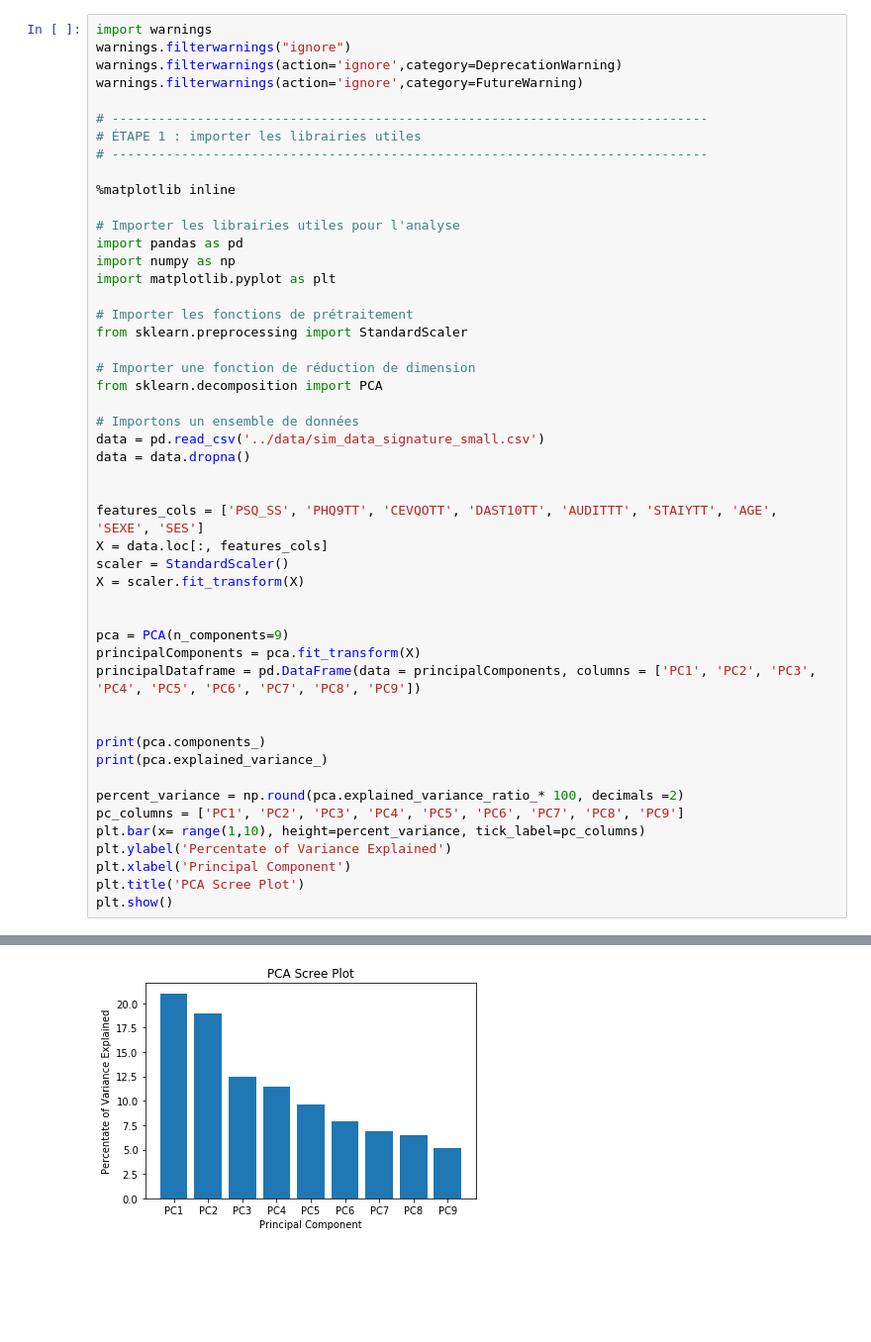
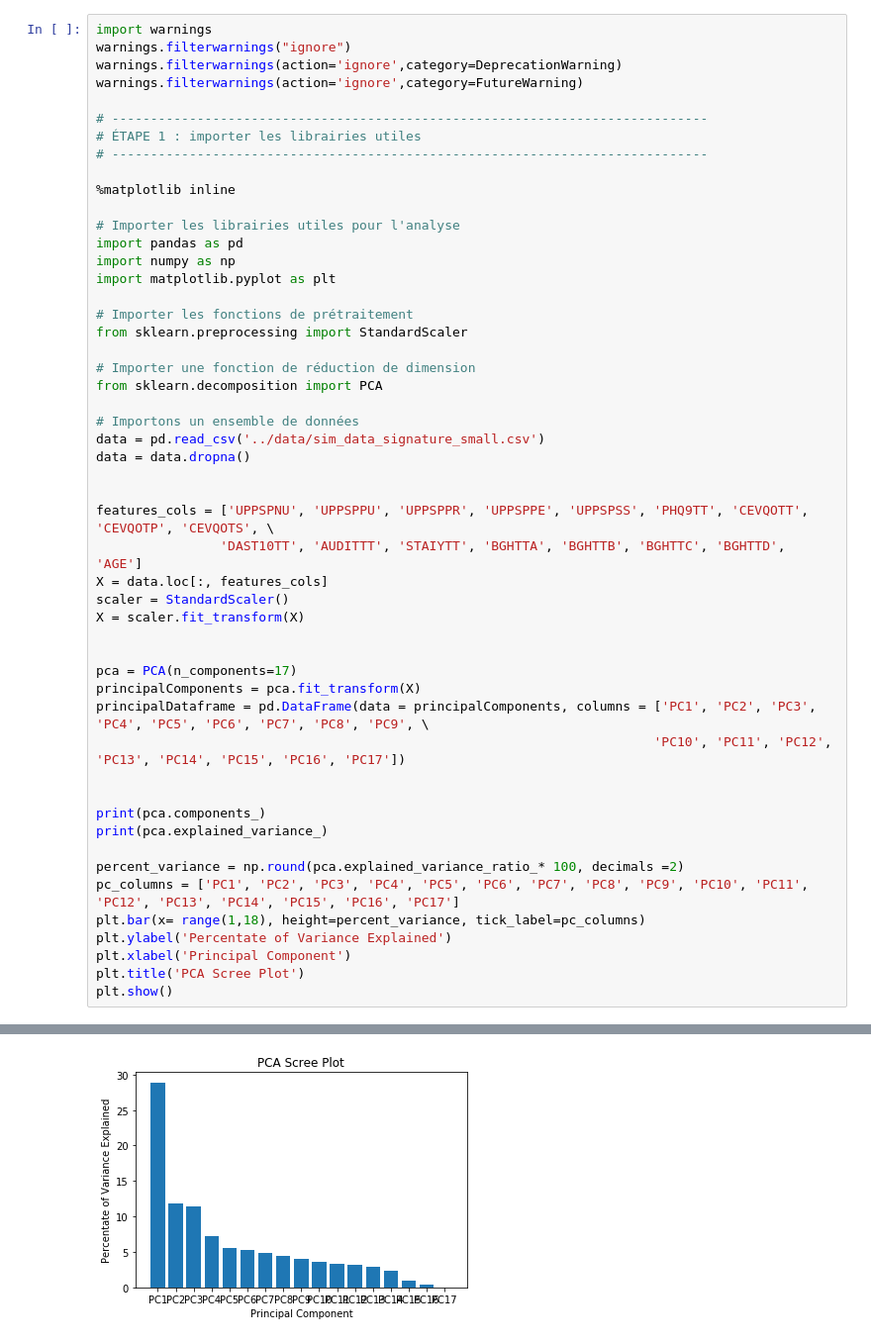
Before and after one commit to pnplab/ML_CRIUSMM, a Jupyter notebook: cours_4/cours_4.ipynb, the cells around one changed output, grey strips where cells are left out. Shown: that part at 99% size. Drawn from its saved outputs; the diff is of its cells as text; blank space fills up the shorter version.

```diff
--- a/cours_4/cours_4.ipynb
+++ b/cours_4/cours_4.ipynb
@@ -42,23 +42,25 @@ data = pd.read_csv('../data/sim_data_signature_small.csv')
 data = data.dropna()
 
 
-features_cols = ['PSQ_SS', 'PHQ9TT', 'CEVQOTT', 'DAST10TT', 'AUDITTT', 'STAIYTT', 'AGE', 'SEXE', 'SES']
+features_cols = ['UPPSPNU', 'UPPSPPU', 'UPPSPPR', 'UPPSPPE', 'UPPSPSS', 'PHQ9TT', 'CEVQOTT', 'CEVQOTP', 'CEVQOTS', \
+                'DAST10TT', 'AUDITTT', 'STAIYTT', 'BGHTTA', 'BGHTTB', 'BGHTTC', 'BGHTTD', 'AGE']
 X = data.loc[:, features_cols]
 scaler = StandardScaler()
 X = scaler.fit_transform(X)
 
 
-pca = PCA(n_components=9)
+pca = PCA(n_components=17)
 principalComponents = pca.fit_transform(X)
-principalDataframe = pd.DataFrame(data = principalComponents, columns = ['PC1', 'PC2', 'PC3', 'PC4', 'PC5', 'PC6', 'PC7', 'PC8', 'PC9'])
+principalDataframe = pd.DataFrame(data = principalComponents, columns = ['PC1', 'PC2', 'PC3', 'PC4', 'PC5', 'PC6', 'PC7', 'PC8', 'PC9', \
+                                                                        'PC10', 'PC11', 'PC12', 'PC13', 'PC14', 'PC15', 'PC16', 'PC17'])
 
 
 print(pca.components_)
 print(pca.explained_variance_)
 
 percent_variance = np.round(pca.explained_variance_ratio_* 100, decimals =2)
-pc_columns = ['PC1', 'PC2', 'PC3', 'PC4', 'PC5', 'PC6', 'PC7', 'PC8', 'PC9']
-plt.bar(x= range(1,10), height=percent_variance, tick_label=pc_columns)
+pc_columns = ['PC1', 'PC2', 'PC3', 'PC4', 'PC5', 'PC6', 'PC7', 'PC8', 'PC9', 'PC10', 'PC11', 'PC12', 'PC13', 'PC14', 'PC15', 'PC16', 'PC17']
+plt.bar(x= range(1,18), height=percent_variance, tick_label=pc_columns)
 plt.ylabel('Percentate of Variance Explained')
 plt.xlabel('Principal Component')
 plt.title('PCA Scree Plot')
@@ -87,4 +86,4 @@ plt.show()
-[figure, old version]
+[figure, new version]
 # %%
 import warnings
 warnings.filterwarnings("ignore")
```
Also changed, not shown: parts of 13 cells of this notebook, 4 other files.
